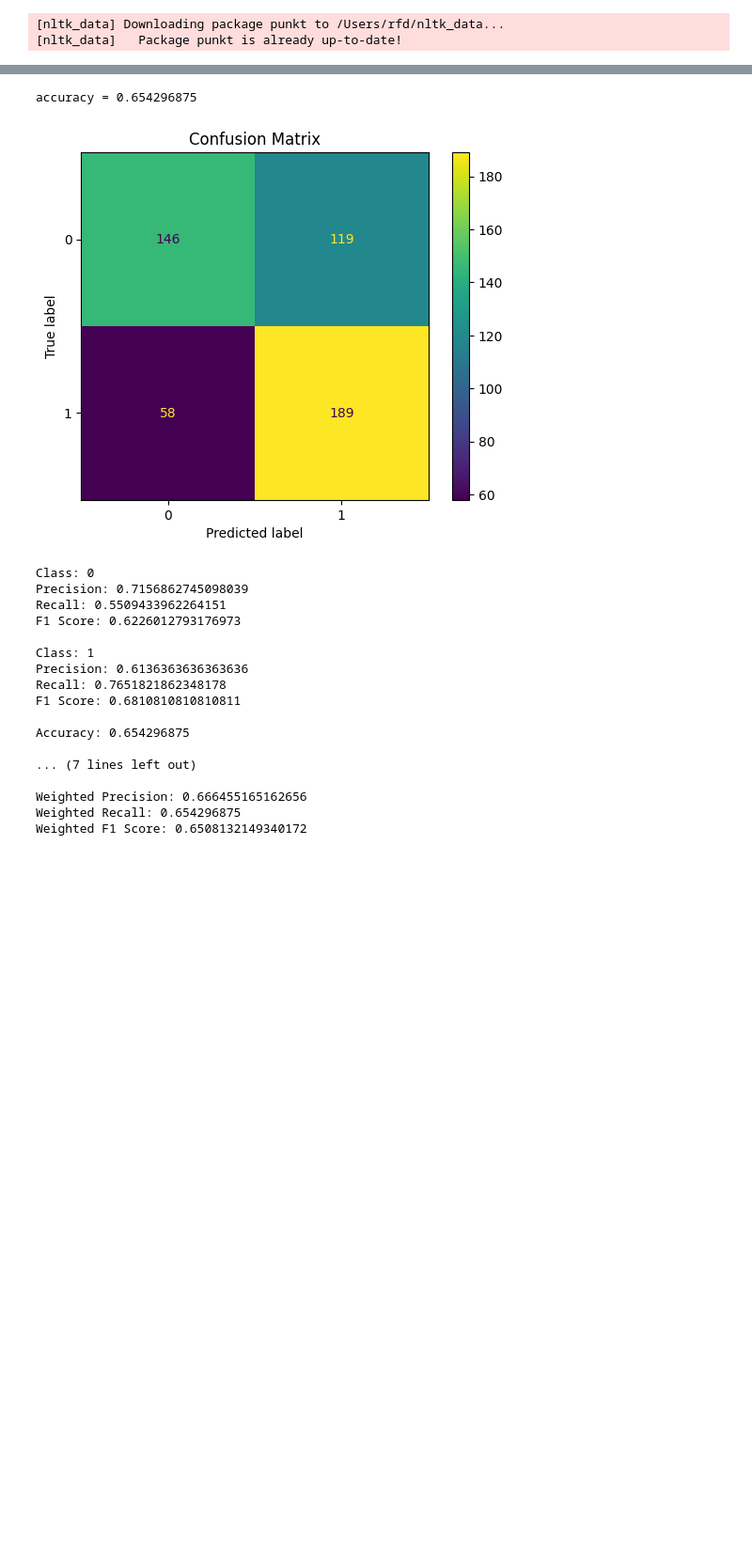
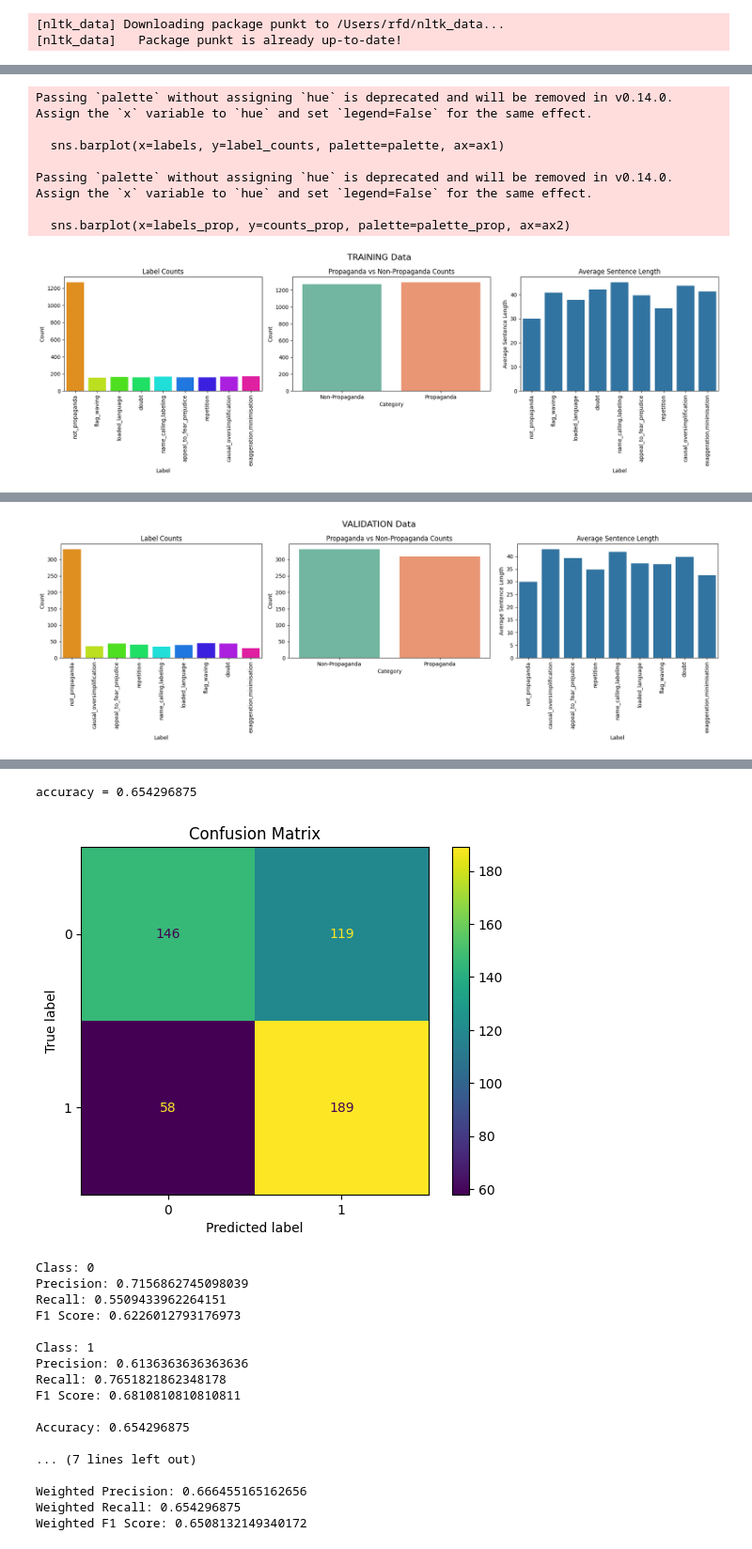
Before and after one commit to raymondfdavey/NLP_ASSESSMENT, a Jupyter notebook: NLE_assessment.ipynb, the cells around one changed output, grey strips where cells are left out. Shown: that part at 94% size. Saved outputs shown, nothing was run; the diff lists cells and outputs as text; code cells hidden in the pictures; blank space fills up the shorter version.

```diff
--- a/NLE_assessment.ipynb
+++ b/NLE_assessment.ipynb
@@ -41,4 +31,19 @@ train_path='/Users/rfd/Library/CloudStorage/GoogleDrive-raymondfdavey@gmail.com/
+# %%
+# set up paths
+parentdir = "./propaganda_dataset_v2"
+train_file= "propaganda_train.tsv"
+val_file= "propaganda_val.tsv"
+
+train_path=os.path.join(parentdir,train_file)
+val_path=os.path.join(parentdir,val_file)
 # %%
+# import data
+
 train_df=pd.read_csv(train_path,delimiter="\t",quotechar='|')
 train_df.head(20)
+print(train_df.shape)
+
+val_df=pd.read_csv(val_path,delimiter="\t",quotechar='|')
+val_df.head(20)
+print(val_df.shape)
 # %% [output]
@@ -120,0 +52,61 @@ plt.show()
+# %%
+def show_class_distros(dataframe, data_type='unspecified'):
+    labels = dataframe["label"].unique()
+    label_counts = [len(dataframe[dataframe["label"]==label]) for label in labels]
+
+    # Create a color palette with a unique color for each bar
+    palette = sns.color_palette("hsv", len(labels))
+
+    fig, (ax1, ax2, ax3) = plt.subplots(1, 3, figsize=(18, 6))  # Adjust the figure size as needed
+    fig.suptitle(f'{data_type} Data', fontsize=16)  # Add the figure title
+
+    # Create the first barplot
+    sns.barplot(x=labels, y=label_counts, palette=palette, ax=ax1)
+    ax1.set_xlabel('Label')
+    ax1.set_ylabel('Count')
+    ax1.set_title('Label Counts')
+    ax1.set_xticklabels(labels, rotation=90)  # Rotate x-axis labels by 90 degrees
+
+    # Create the second barplot for propaganda vs non-propaganda
+    non_propaganda_count = len(dataframe[dataframe["label"] == "not_propaganda"])
+    propaganda_count = len(dataframe) - non_propaganda_count
+    labels_prop = ["Non-Propaganda", "Propaganda"]
+    counts_prop = [non_propaganda_count, propaganda_count]
+    palette_prop = sns.color_palette("Set2", 2)  # Choose a different color palette
+    sns.barplot(x=labels_prop, y=counts_prop, palette=palette_prop, ax=ax2)
+    ax2.set_xlabel('Category')
+    ax2.set_ylabel('Count')
+    ax2.set_title('Propaganda vs Non-Propaganda Counts')
+
+    # Create the third barplot for average sentence length
+    sents_lists = []
+    av_sent_lengths = []
+    for label in labels:
+        sents_lists.append((label, dataframe[dataframe["label"]==label]['tagged_in_context']))
+    for label, sents in sents_lists:
+        label_sent_total_length = sum([len(word_tokenize(sent)) for sent in sents])
+        label_av_sent_len = label_sent_total_length / len(sents)
+        av_sent_lengths.append((label, label_av_sent_len))
+    labels, av_sent_lengths = zip(*av_sent_lengths)
+    sns.barplot(x=labels, y=av_sent_lengths, ax=ax3)
+    ax3.set_xlabel('Label')
+    ax3.set_ylabel('Average Sentence Length')
+    ax3.set_title('Average Sentence Length')
+    ax3.set_xticklabels(labels, rotation=90)  # Rotate x-axis labels by 90 degrees
+
+    plt.tight_layout()
+    plt.show()
+
+
+
+show_class_distros(train_df, 'TRAINING')
+show_class_distros(val_df, 'VALIDATION')
+# %% [output]
+Passing `palette` without assigning `hue` is deprecated and will be removed in v0.14.0. Assign the `x` variable to `hue` and set `legend=False` for the same effect.
+
+  sns.barplot(x=labels, y=label_counts, palette=palette, ax=ax1)
+
+Passing `palette` without assigning `hue` is deprecated and will be removed in v0.14.0. Assign the `x` variable to `hue` and set `legend=False` for the same effect.
+
+  sns.barplot(x=labels_prop, y=counts_prop, palette=palette_prop, ax=ax2)
+[figure, added]
@@ -121 +120,2 @@ plt.show()
+[figure, added]
 # %%
```
Also changed, not shown: parts of 15 cells of this notebook, 5 other files.
